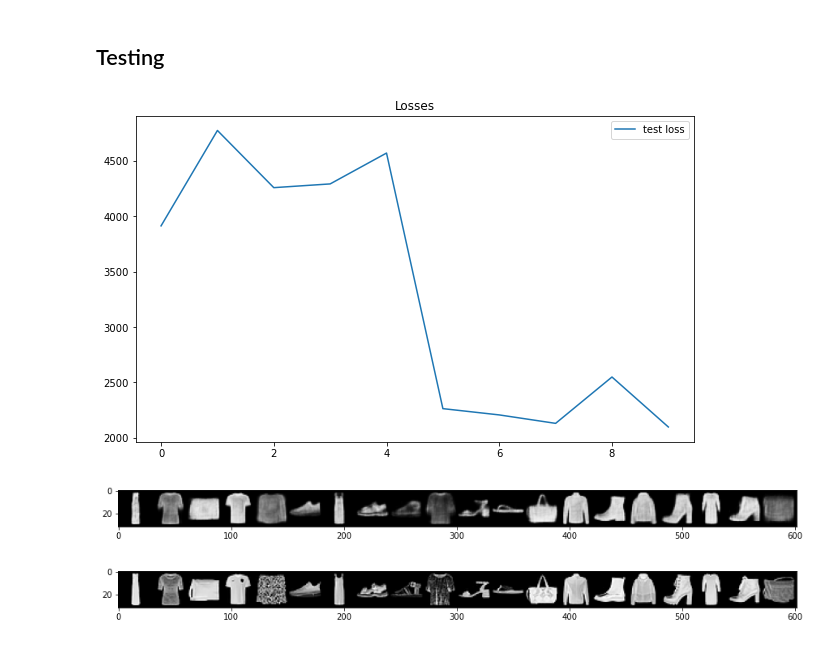
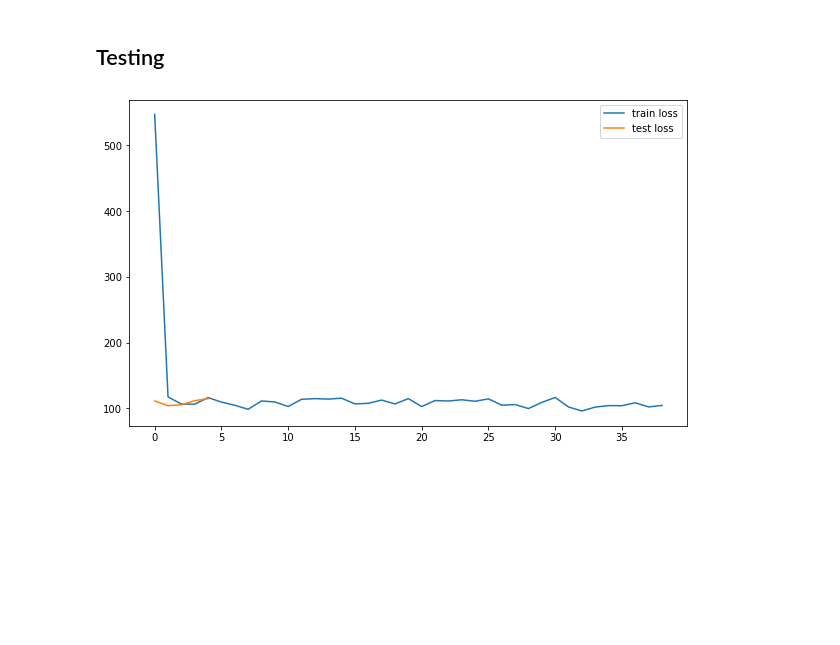
Before and after one commit to nkotelevskii/vi_mcmc_workaround, a Jupyter notebook: notebooks/VAE.ipynb, the cells around one changed output. Drawn from its saved outputs; the diff is of its cells as text; code cells hidden in the pictures; blank space fills up the shorter version.

```diff
--- a/notebooks/VAE.ipynb
+++ b/notebooks/VAE.ipynb
@@ -125,27 +110,37 @@ def loss_fn(mu, log_var, x_out, x):
 # %% [markdown]
 ## Training
-# %%
-net = VAE(20)
-optimizer = torch.optim.Adam(params = net.parameters())
-lr_scheduler = torch.optim.lr_scheduler.StepLR(optimizer=optimizer, step_size=100, gamma=0.75)
-epochs = 13
+# %%
+def loss_fn(mu, log_var, x_out, x):
+        kl_loss = -0.5 * torch.sum( 1 + log_var - mu**2 - torch.exp(log_var))
+        recon_loss = F.binary_cross_entropy(x_out, x.view(-1, 784), reduction='sum')
+        loss = recon_loss + kl_loss
+        return loss
+
+optimizer = torch.optim.Adam(params = net.parameters())
+#lr_scheduler = torch.optim.lr_scheduler.StepLR(optimizer=optimizer, step_size=100, gamma=0.75)
+num_epochs = 13
 # %%
 train_loss=[]
 test_loss = []
 net.train(True)
-for num_epoch in range(epochs):
-    for i, batch in enumerate(tqdm_notebook(trainloader)):
+for epoch in range(1, num_epochs+1):
+    running_loss = 0
+    for i, (data,_) in enumerate(tqdm_notebook(trainloader)):
         optimizer.zero_grad()
+        mu, log_var, x_out = net(data)
 
-        x, _ = batch
-        mu, log_var, x_out = net(x)
-
-        loss = loss_fn(mu, log_var, x_out, x)
-
+        loss = loss_fn(mu, log_var, x_out, data)
         loss.backward()
+        running_loss += loss.detach().item()
         optimizer.step()
         if i%1000 == 0:
             train_loss.append(loss.detach().item()/len(batch))
+    print('Epoch: {} Average loss: {:.4f}'.format(epoch, running_loss / len(trainloader.dataset)))
+
+    with torch.no_grad():
+        sample = torch.randn(64, hidden_dim)
+        sample = net.decode(sample)
+        save_image(sample.view(64, 1, 28, 28), 'vae_results/sample_' + str(epoch) + '.png')
 
     #net.train(False)
     #with torch.no_grad():
@@ -165,20 +164,17 @@ plt.show()
 ## Testing
 # %%
 net.train(False)
-for i, batch in enumerate(tqdm_notebook(testloader)):
+for i, (data,_) in enumerate(tqdm_notebook(testloader)):
     with torch.no_grad():
-        x, _ = batch
-        mu, log_var, x_out = net.forward(x.view(x.size(0), -1))
-        loss = loss_fn(mu, log_var, x_out, x)
+        mu, log_var, x_out = net.forward(data)
+        loss = loss_fn(mu, log_var, x_out, data)
         if i%100 == 0:
             test_loss.append(loss.detach().item()/len(batch))
 # %%
 plt.figure(figsize=(10,6))
-#plt.plot(np.arange(len(train_loss)), train_loss, label="train loss")
+plt.plot(np.arange(len(train_loss)), train_loss, label="train loss")
 plt.plot(np.arange(len(test_loss)), test_loss, label="test loss")
-plt.title("Losses")
-#plt.ylim(0,1)
 plt.legend()
 plt.show()
 # %% [output]
-[figure, old version]
+[figure, new version]
@@ -191,15 +181,3 @@ with torch.no_grad():
-# %%
-plt.figure(figsize=(15,10))
-imshow(torchvision.utils.make_grid(x_out.view(20, 1, 28, 28), nrow=20))
-plt.show()
-# %% [output]
-[figure, removed]
-# %%
-plt.figure(figsize=(15,10))
-imshow(torchvision.utils.make_grid(images, nrow=20))
-plt.show()
-# %% [output]
-[figure, removed]
 # %%
 sample = torch.randn(64, 20)
 sample = net.decode(sample)
```
Also changed, not shown: parts of 12 cells of this notebook, 14 other files.
